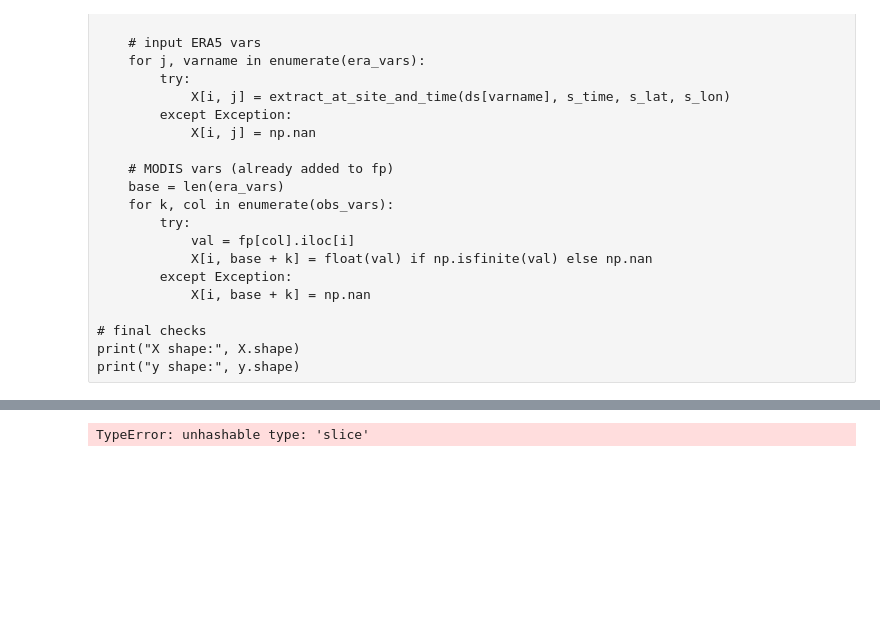
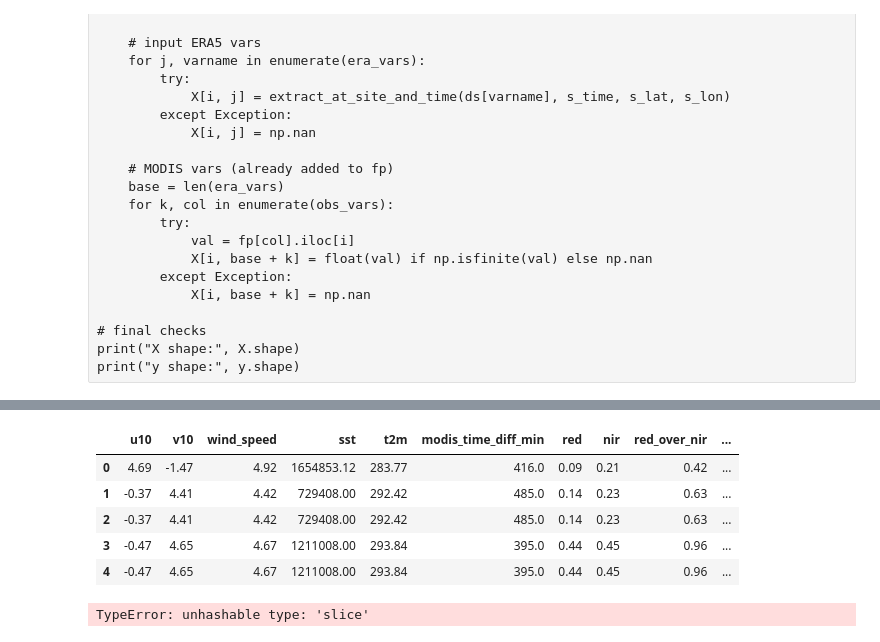
Before and after one commit to inmang13/ESDA_FinalProj_GalvestonBay, a Jupyter notebook: preprocess.ipynb, the cells around one changed output, grey strips where cells are left out. Cells and saved outputs as stored; diff of their text form; code cells hidden in the pictures; blank space fills up the shorter version.

```diff
--- a/preprocess.ipynb
+++ b/preprocess.ipynb
@@ -623,3 +654,12 @@ y = pd.read_csv('/shared_space/Galveston_Bay/targets.csv')
+# %%
+X.head()
+# %% [output]
+|  | u10 | v10 | wind_speed | sst | t2m | modis_time_diff_min | red | nir | red_over_nir | ... |
+| 0 | 4.69 | -1.47 | 4.92 | 1654853.12 | 283.77 | 416.0 | 0.09 | 0.21 | 0.42 | ... |
+| 1 | -0.37 | 4.41 | 4.42 | 729408.00 | 292.42 | 485.0 | 0.14 | 0.23 | 0.63 | ... |
+| 2 | -0.37 | 4.41 | 4.42 | 729408.00 | 292.42 | 485.0 | 0.14 | 0.23 | 0.63 | ... |
+| 3 | -0.47 | 4.65 | 4.67 | 1211008.00 | 293.84 | 395.0 | 0.44 | 0.45 | 0.96 | ... |
+| 4 | -0.47 | 4.65 | 4.67 | 1211008.00 | 293.84 | 395.0 | 0.44 | 0.45 | 0.96 | ... |
 # %%
 ## outlier detection
 
```
Also changed, not shown: parts of 14 cells of this notebook.
